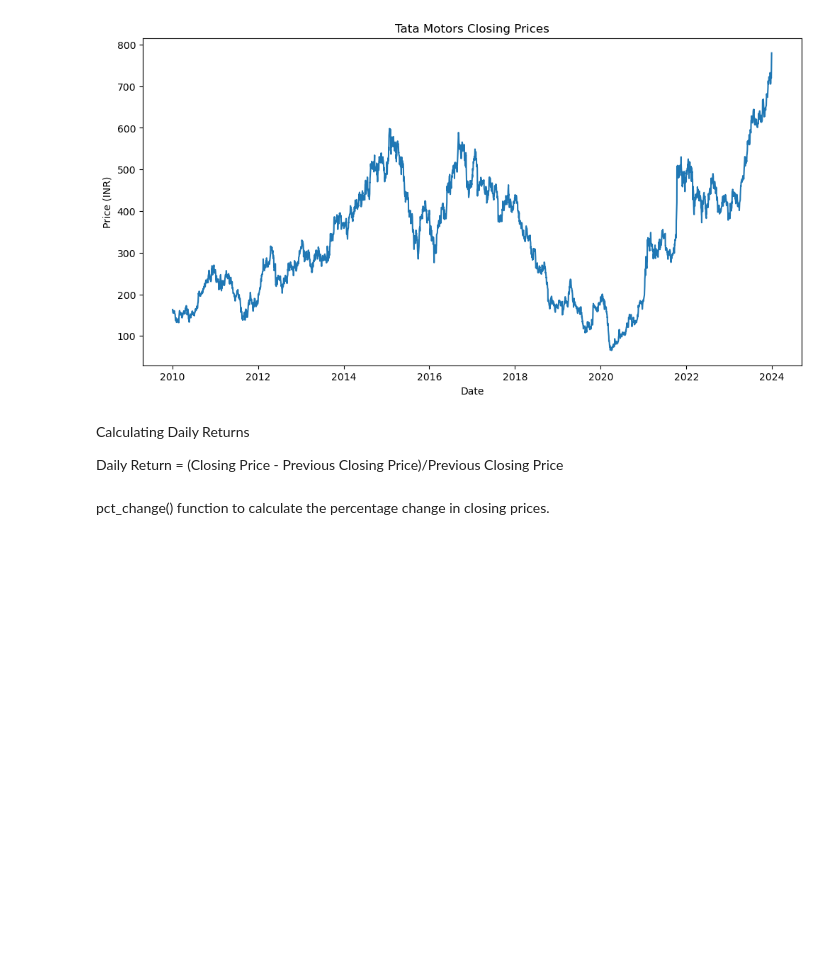
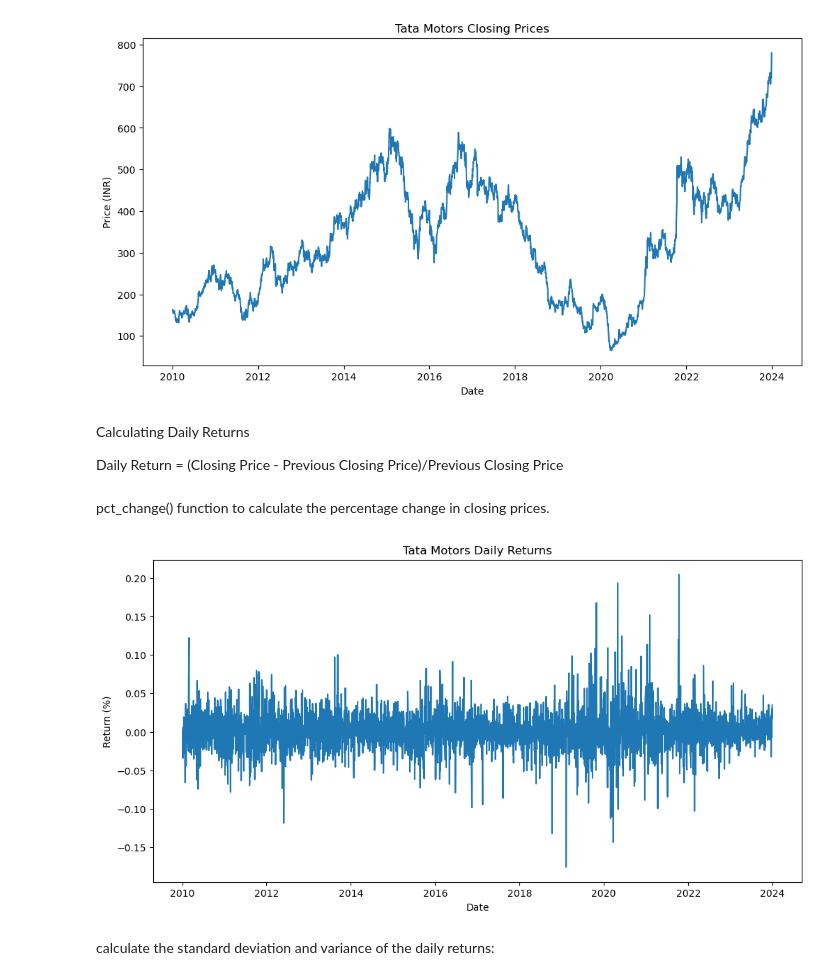
Before and after one commit to sophiyageorge/StockMarket, a Jupyter notebook: Data_Collection.ipynb, the cells around one changed output. Saved outputs shown, nothing was run; the diff lists cells and outputs as text; code cells hidden in the pictures; blank space fills up the shorter version.

Commit message:
load data

```diff
--- a/Data_Collection.ipynb
+++ b/Data_Collection.ipynb
@@ -71,3 +76,14 @@ Daily Return = (Closing Price - Previous Closing Price)/Previous Closing Price
 data['DailyReturn'] = data['Close'].pct_change()
 # %% [markdown]
 pct_change() function to calculate the percentage change in closing prices.
+# %%
+plt.figure(figsize=(12,6))
+plt.plot(data['DailyReturn'])
+plt.title('Tata Motors Daily Returns')
+plt.xlabel('Date')
+plt.ylabel('Return (%)')
+plt.show()
+# %% [output]
+[figure, added]
+# %% [markdown]
+calculate the standard deviation and variance of the daily returns:
```
Also changed, not shown: parts of 4 cells of this notebook, 4 other files.
